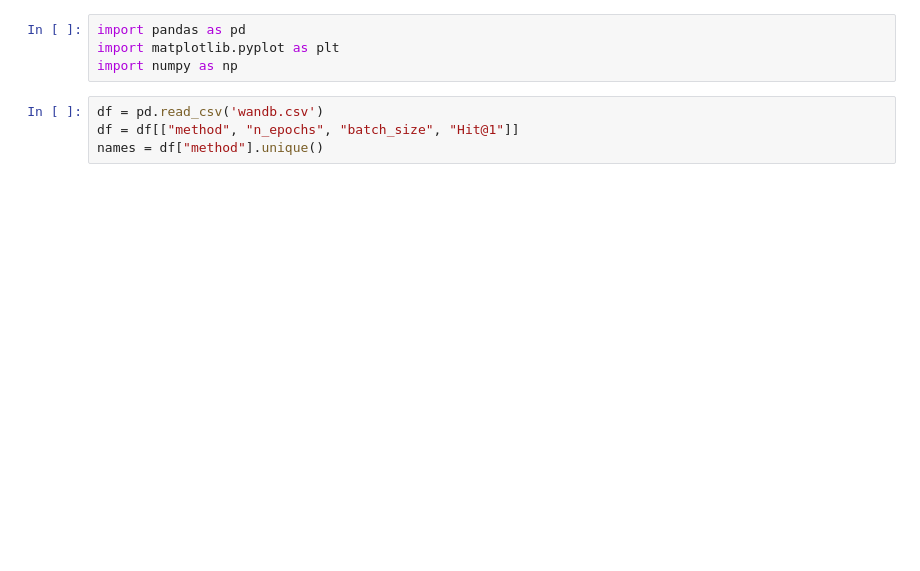
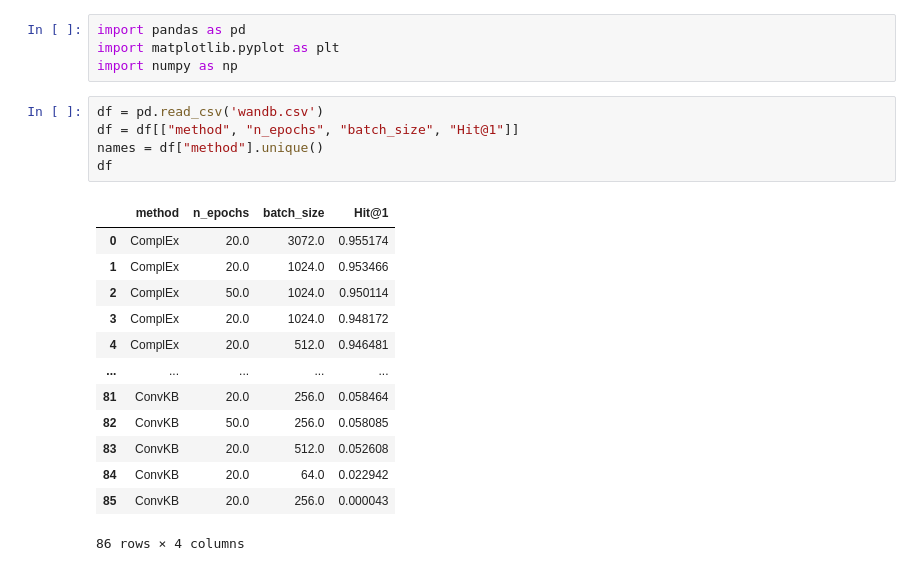
Before and after one commit to atoffano/KGene2Pheno, a Jupyter notebook: fig.ipynb, the cells around one changed output. Saved outputs shown, nothing was run; the diff lists cells and outputs as text; blank space fills up the shorter version.

```diff
--- a/fig.ipynb
+++ b/fig.ipynb
@@ -5,7 +5,22 @@ import numpy as np
 # %%
 df = pd.read_csv('wandb.csv')
 df = df[["method", "n_epochs", "batch_size", "Hit@1"]]
 names = df["method"].unique()
+df
+# %% [output]
+|  | method | n_epochs | batch_size | Hit@1 |
+| 0 | ComplEx | 20.0 | 3072.0 | 0.955174 |
+| 1 | ComplEx | 20.0 | 1024.0 | 0.953466 |
+| 2 | ComplEx | 50.0 | 1024.0 | 0.950114 |
+| 3 | ComplEx | 20.0 | 1024.0 | 0.948172 |
+| 4 | ComplEx | 20.0 | 512.0 | 0.946481 |
+| ... | ... | ... | ... | ... |
+| 81 | ConvKB | 20.0 | 256.0 | 0.058464 |
+| 82 | ConvKB | 50.0 | 256.0 | 0.058085 |
+| 83 | ConvKB | 20.0 | 512.0 | 0.052608 |
+| 84 | ConvKB | 20.0 | 64.0 | 0.022942 |
+| 85 | ConvKB | 20.0 | 256.0 | 0.000043 |
+86 rows × 4 columns
 # %%
 # Create the 3D plot
 fig = plt.figure()
```
Also changed, not shown: parts of 6 cells of this notebook, 4 other files.
